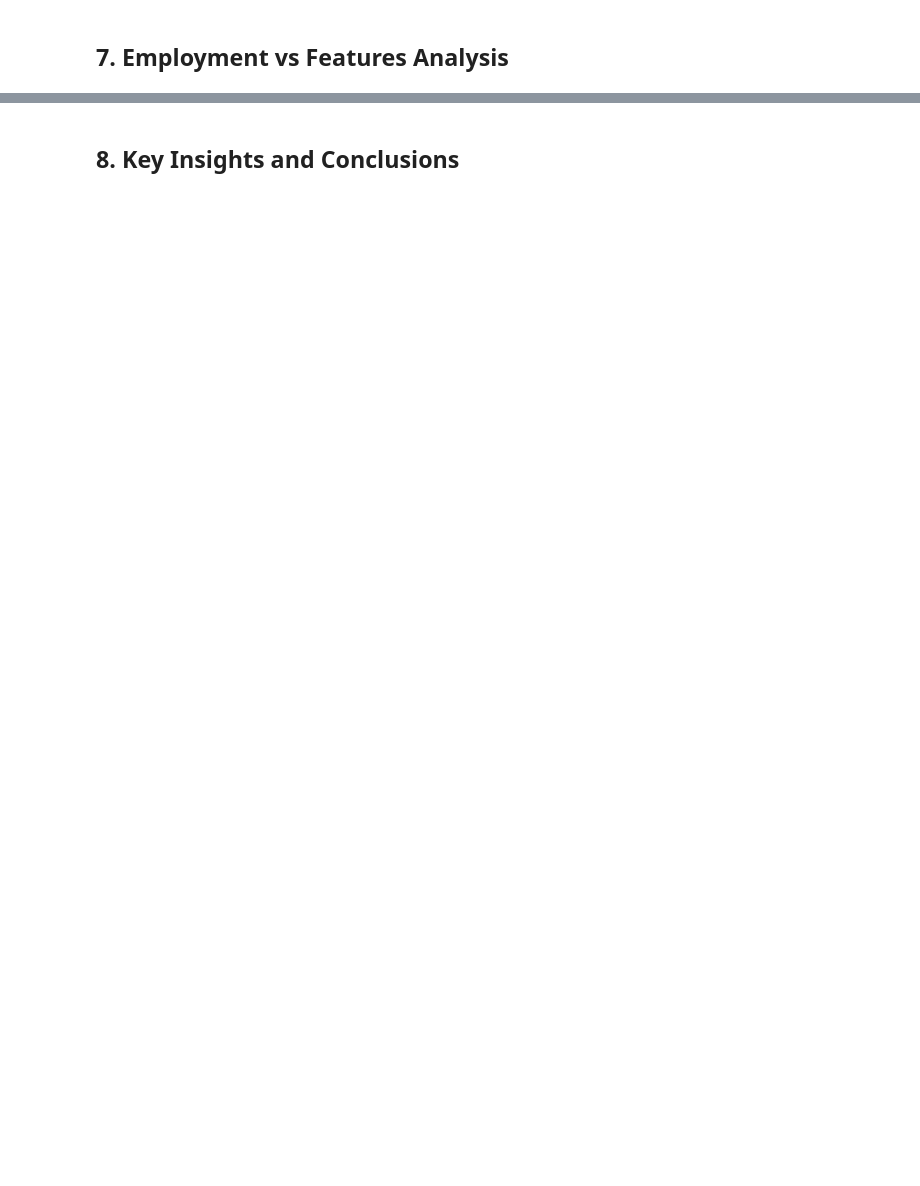
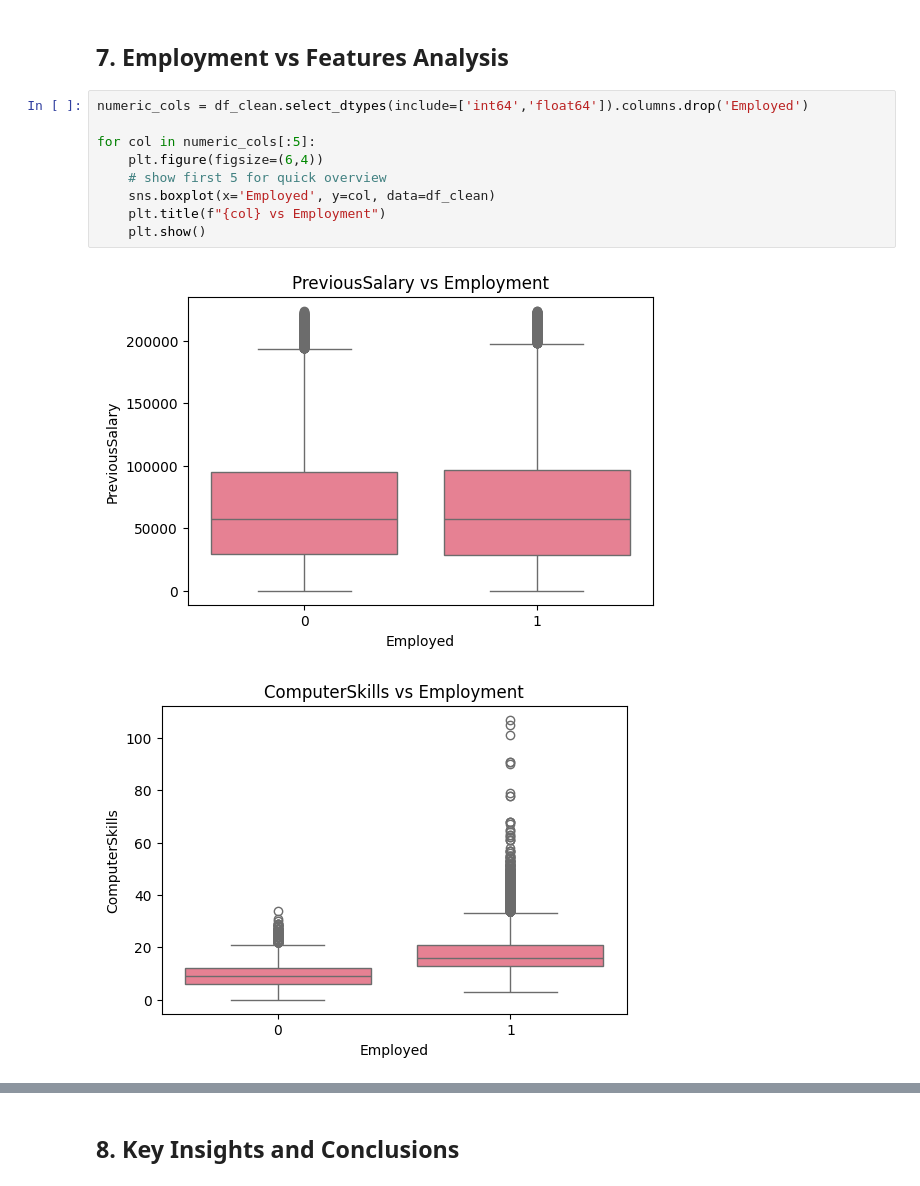
Before and after one commit to ChanakaWickramasingha/predSeeker, a Jupyter notebook: notebooks/01_EDA.ipynb, the cells around one changed output, grey strips where cells are left out. Cells and saved outputs as stored; diff of their text form; blank space fills up the shorter version.

```diff
--- a/notebooks/01_EDA.ipynb
+++ b/notebooks/01_EDA.ipynb
@@ -190,2 +281,14 @@ if X_train is not None:
 # %% [markdown]
 ## 7. Employment vs Features Analysis
+# %%
+numeric_cols = df_clean.select_dtypes(include=['int64','float64']).columns.drop('Employed')
+
+for col in numeric_cols[:5]:
+    plt.figure(figsize=(6,4))
+    # show first 5 for quick overview
+    sns.boxplot(x='Employed', y=col, data=df_clean)
+    plt.title(f"{col} vs Employment")
+    plt.show()
+# %% [output]
+[figure, added]
+[figure, added]
```
Also changed, not shown: parts of 13 cells of this notebook, 3 other files.
